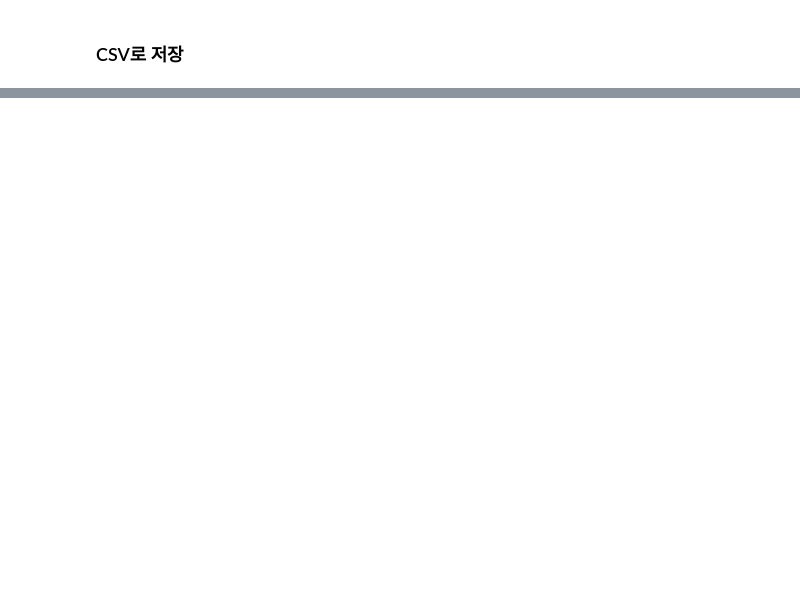
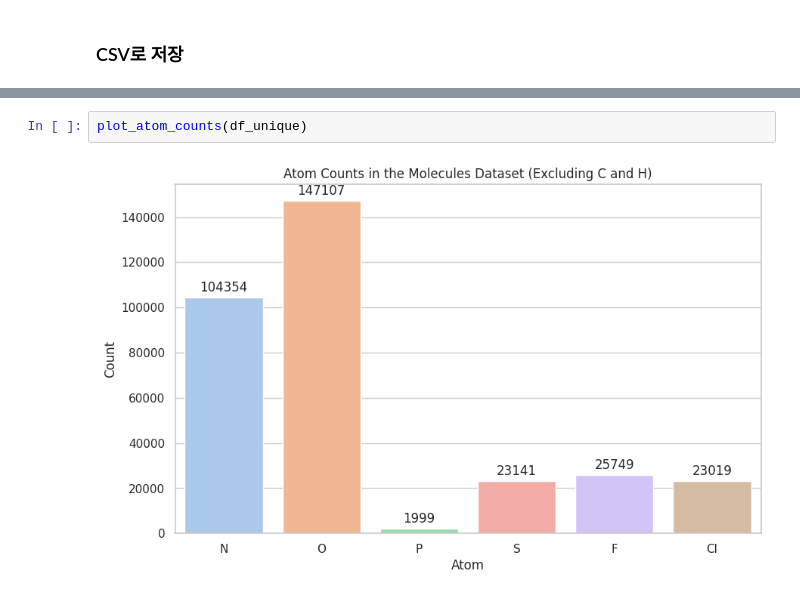
Before and after one commit to SeohyeonJang/MILESTONE, a Jupyter notebook: Baseline/2_ScreeningModel/1_PrepareDataset/Data_Curation.ipynb, the cells around one changed output, grey strips where cells are left out. Drawn from its saved outputs; the diff is of its cells as text; blank space fills up the shorter version.

```diff
--- a/Baseline/2_ScreeningModel/1_PrepareDataset/Data_Curation.ipynb
+++ b/Baseline/2_ScreeningModel/1_PrepareDataset/Data_Curation.ipynb
@@ -327,0 +531,4 @@ df_unique.to_csv('./PubChemQC_77265.csv')  #######파일명 수정 "PubChemQC__(
+# %%
+plot_atom_counts(df_unique)
+# %% [output]
+[figure, added]
```
Also changed, not shown: parts of 21 cells of this notebook.
